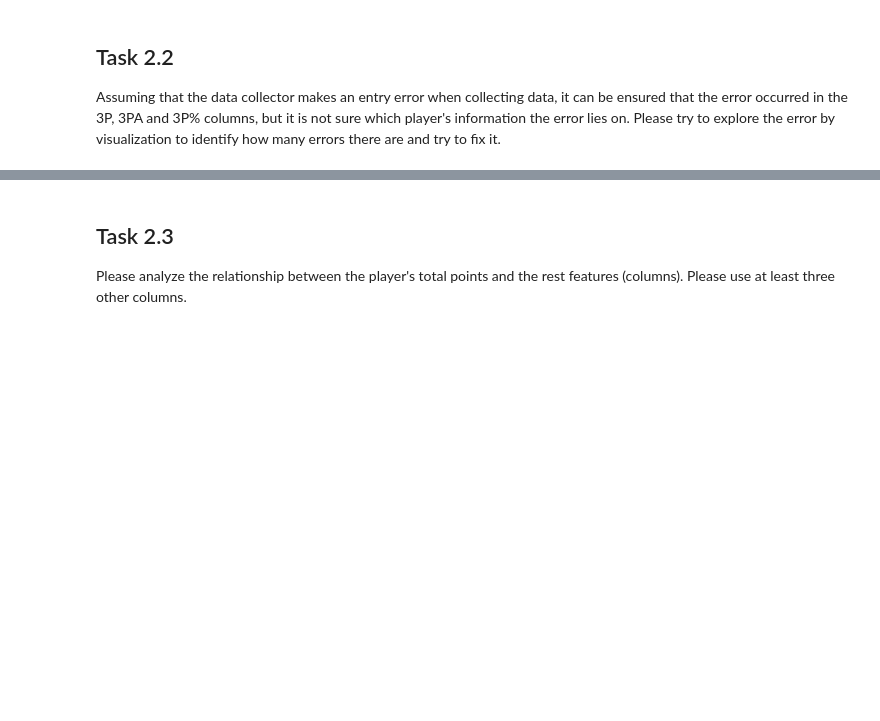
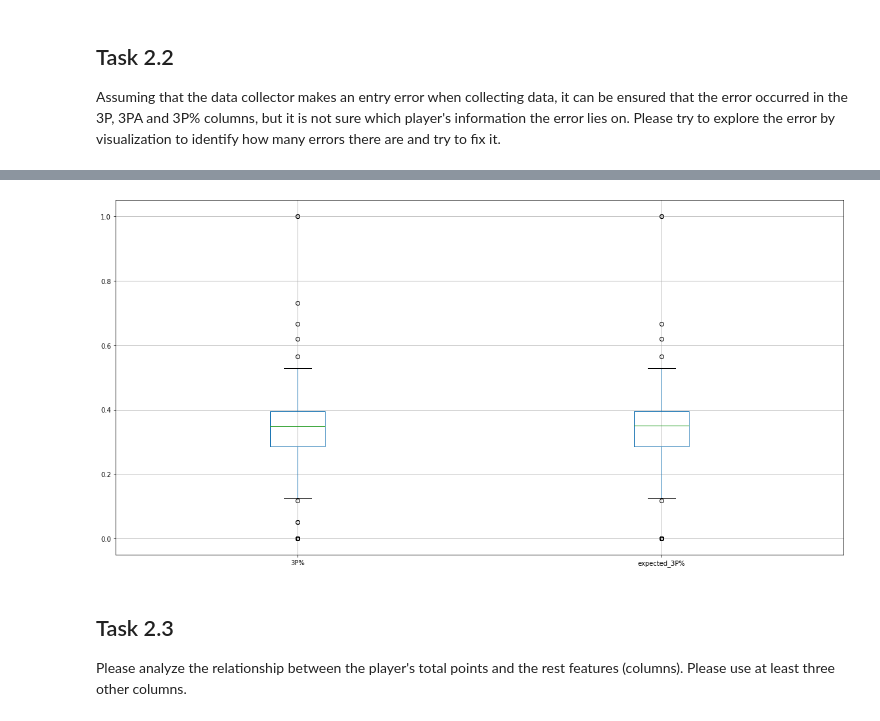
Before and after one commit to abir1997/nba-data-analysis, a Jupyter notebook: s3677701.ipynb, the cells around one changed output, grey strips where cells are left out. Cells and saved outputs as stored; diff of their text form; code cells hidden in the pictures; blank space fills up the shorter version.

```diff
--- a/s3677701.ipynb
+++ b/s3677701.ipynb
@@ -242,3 +291,7 @@ data.plot.scatter(x='3PA',
+# %%
+boxplot2 = data.boxplot(column=['3P%', 'expected_3P%'], figsize=(20,10))
+# %% [output]
+[figure, added]
 # %% [markdown]
 ## Task 2.3
 Please analyze the relationship between the player's total points and the rest features (columns). Please use at least three other columns.
```
Also changed, not shown: parts of 11 cells of this notebook, 1 other file.
